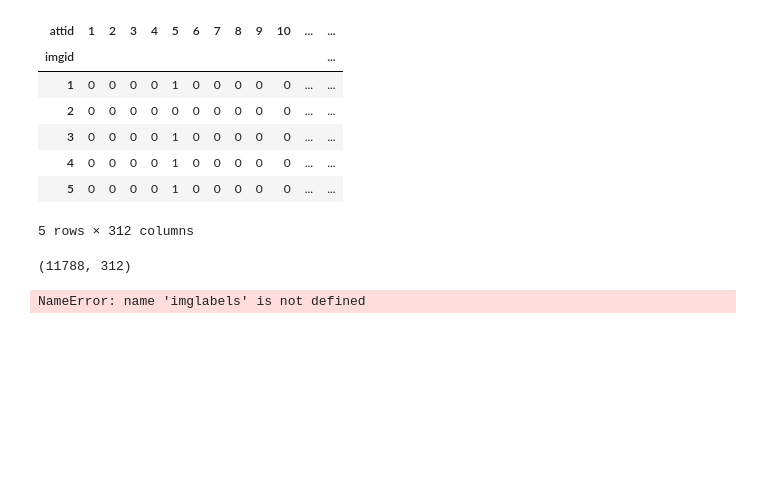
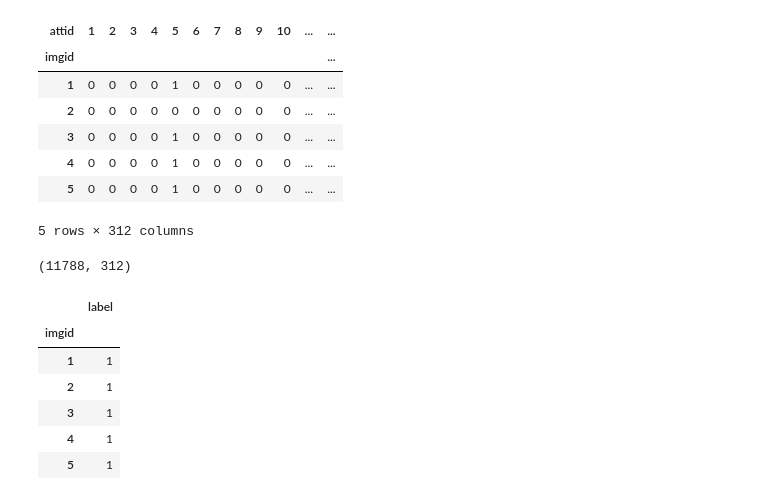
Before and after one commit to realdump/AI_Projects, a Jupyter notebook: Bird Identifier/bird-identifier.ipynb, the cells around one changed output. Saved outputs shown, nothing was run; the diff lists cells and outputs as text; code cells hidden in the pictures; blank space fills up the shorter version.

```diff
--- a/Bird Identifier/bird-identifier.ipynb
+++ b/Bird Identifier/bird-identifier.ipynb
@@ -52,7 +52,29 @@ imgatt2.shape
 # %% [output]
 (11788, 312)
 # %%
-df = imgatt2.join(imglabels)
-df = df.sample(frac=1)
+# now we need to load the image true classes
+
+imglabels = pd.read_csv("data/CUB_200_2011/image_class_labels.txt",
+                        sep=' ', header=None, names=['imgid', 'label'])
+
+imglabels = imglabels.set_index('imgid')
+
+# description from dataset README:
+#
+# The ground truth class labels (bird species labels) for each image are contained
+# in the file image_class_labels.txt, with each line corresponding to one image:
+#
+# <image_id> <class_id>
+#
+# where <image_id> and <class_id> correspond to the IDs in images.txt and classes.txt,
+# respectively
-# %% [output]
-NameError: name 'imglabels' is not defined
+# %%
+imglabels.head()
+# %% [output]
+|  | label |
+| imgid |  |
+| 1 | 1 |
+| 2 | 1 |
+| 3 | 1 |
+| 4 | 1 |
+| 5 | 1 |
```
Also changed, not shown: parts of 20 cells of this notebook, 2 other files.
